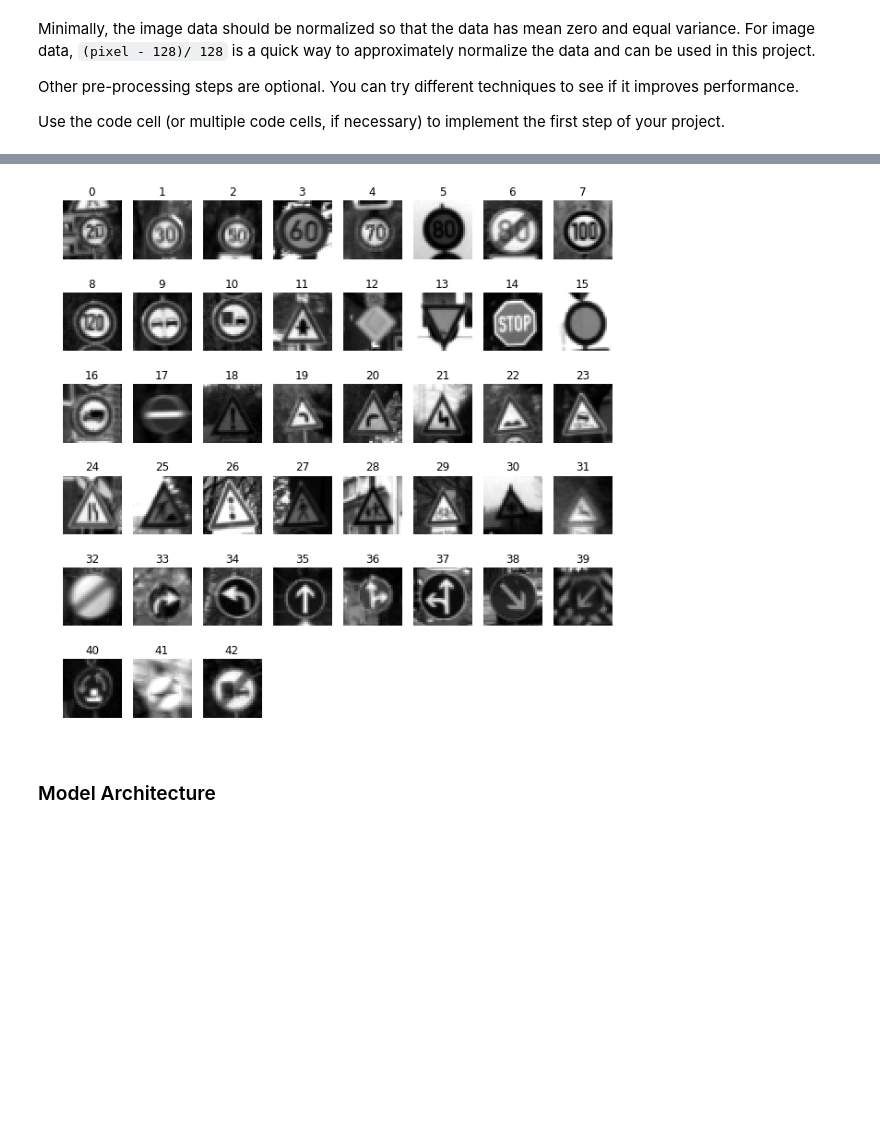
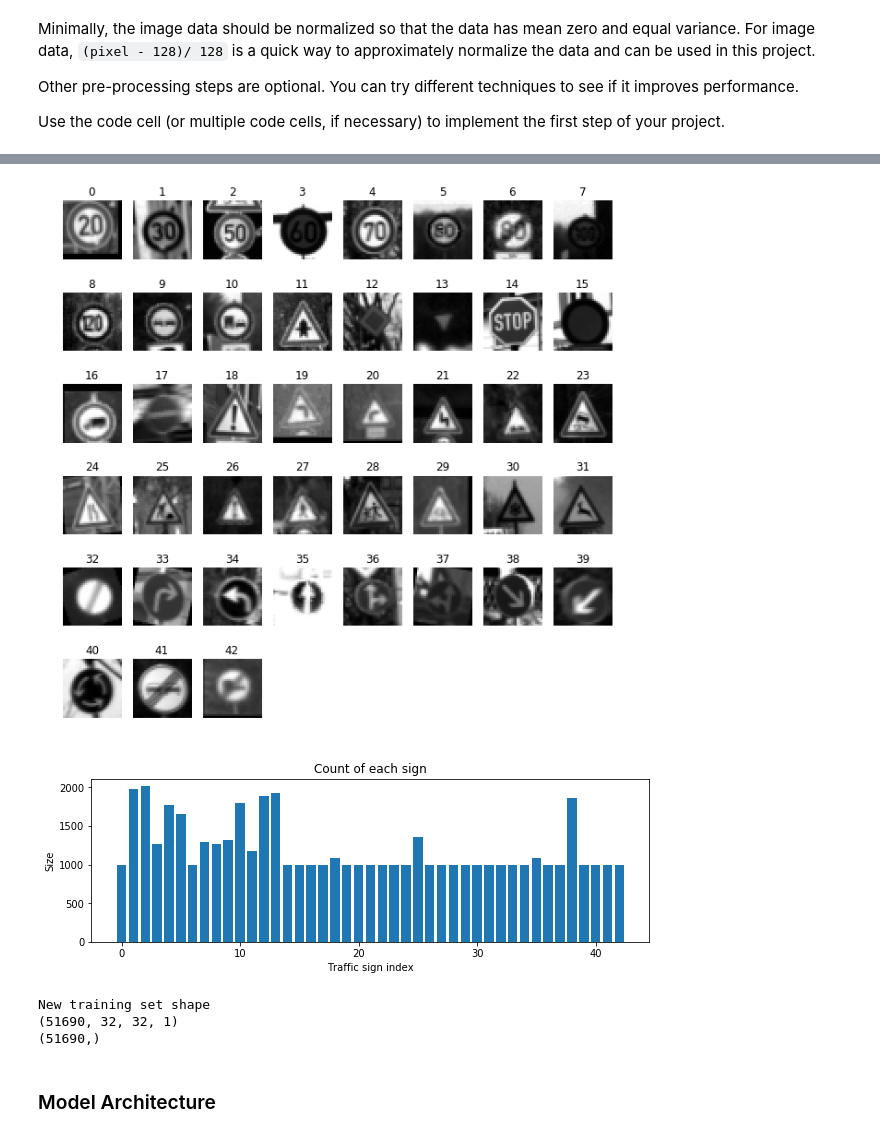
Before and after one commit to suvoganguli/SDCND-Projects, a Jupyter notebook: CarND-Traffic-Sign-Classifier-P3/Traffic_Sign_Classifier.ipynb, the cells around one changed output, grey strips where cells are left out. Drawn from its saved outputs; the diff is of its cells as text; code cells hidden in the pictures; blank space fills up the shorter version.

```diff
--- a/CarND-Traffic-Sign-Classifier-P3/Traffic_Sign_Classifier.ipynb
+++ b/CarND-Traffic-Sign-Classifier-P3/Traffic_Sign_Classifier.ipynb
@@ -162,0 +165,2 @@ Use the code cell (or multiple code cells, if necessary) to implement the first
+# %%
+PREPROCESS_CHOICE = 3
@@ -163,30 +187,6 @@ Use the code cell (or multiple code cells, if necessary) to implement the first
 # %%
-### Preprocess the data here. It is required to normalize the data. Other preprocessing steps could include
-### converting to grayscale, etc.
-### Feel free to use as many code cells as needed.
-
 def rgb2gray(rgb):
     return np.dot(rgb[...,:3], [0.299, 0.587, 0.114])
-
-
-
-
-
-
-PREPROCESS_CHOICE = 2
-
-if PREPROCESS_CHOICE == 1:
-    X_train_norm = np.copy(X_train)
-    X_validation_norm = np.copy(X_validation)
-    X_test_norm = np.copy(X_test)
-
-    # normalization
-    X_train_norm = (X_train_norm-128)/256
-    X_validation_norm = (X_validation_norm-128)/256
-    X_test_norm = (X_test_norm-128)/256
-
-    N_AXIS = 3
-
 
 if PREPROCESS_CHOICE == 2:
 
@@ -287,17 +406,33 @@ plt.imshow(transformed_image)
 # %%
 plt.figure(figsize=(image_shape[0]/3,image_shape[1]/3))
 counts=[0]*n_classes
 for i in range(0, n_classes):
     plt.subplot(6,8, i+1)
     pics = X_train_gray[y_train == i]
     index = random.randint(0, len(pics))
     plt.imshow(pics[index].squeeze(),cmap='gray')
     plt.title(i)
     plt.axis('off')
     counts[i]=len(pics)
 plt.show()
+
+
+plt.figure(figsize=(10,3))
+plt.bar(range(0, n_classes), counts)
+plt.title("Count of each sign")
+plt.xlabel("Traffic sign index")
+plt.ylabel("Size")
+plt.show()
+
+print('New training set shape')
+print(X_train_norm.shape)
+print(y_train.shape)
 # %% [output]
-[figure, old version]
+[figure, new version]
+[figure, added]
+New training set shape
+(51690, 32, 32, 1)
+(51690,)
 # %% [markdown]
 ### Model Architecture
 # %%
```
Also changed, not shown: parts of 20 cells of this notebook, 12 other files.
